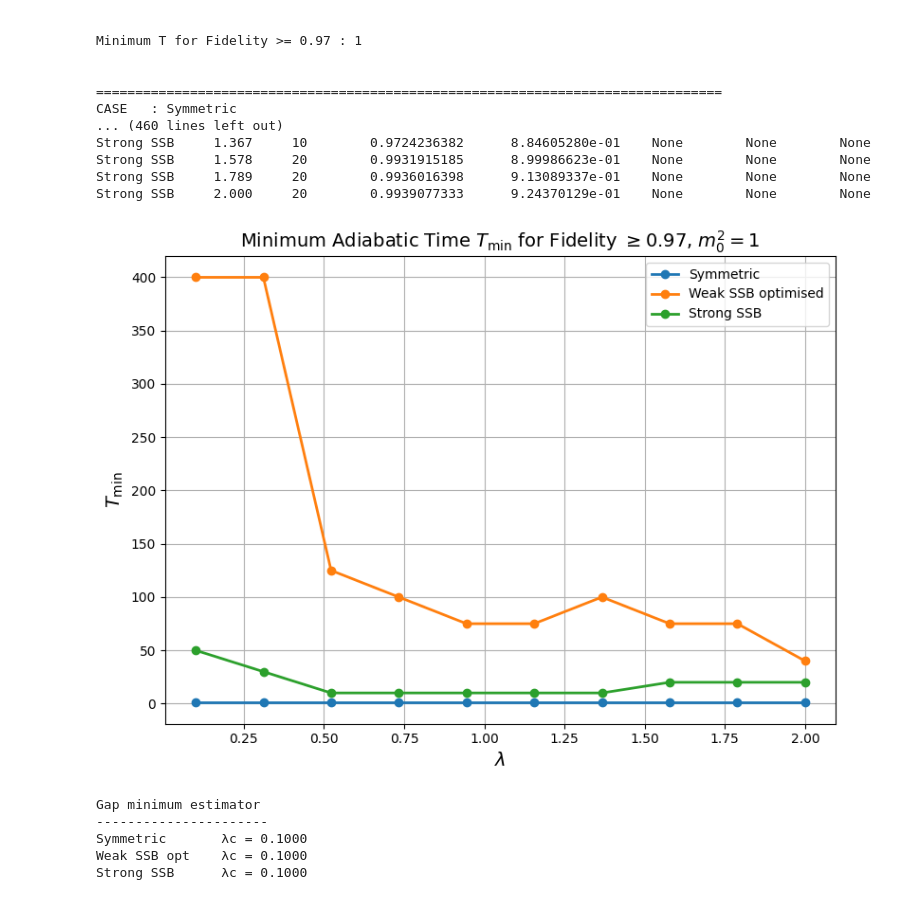
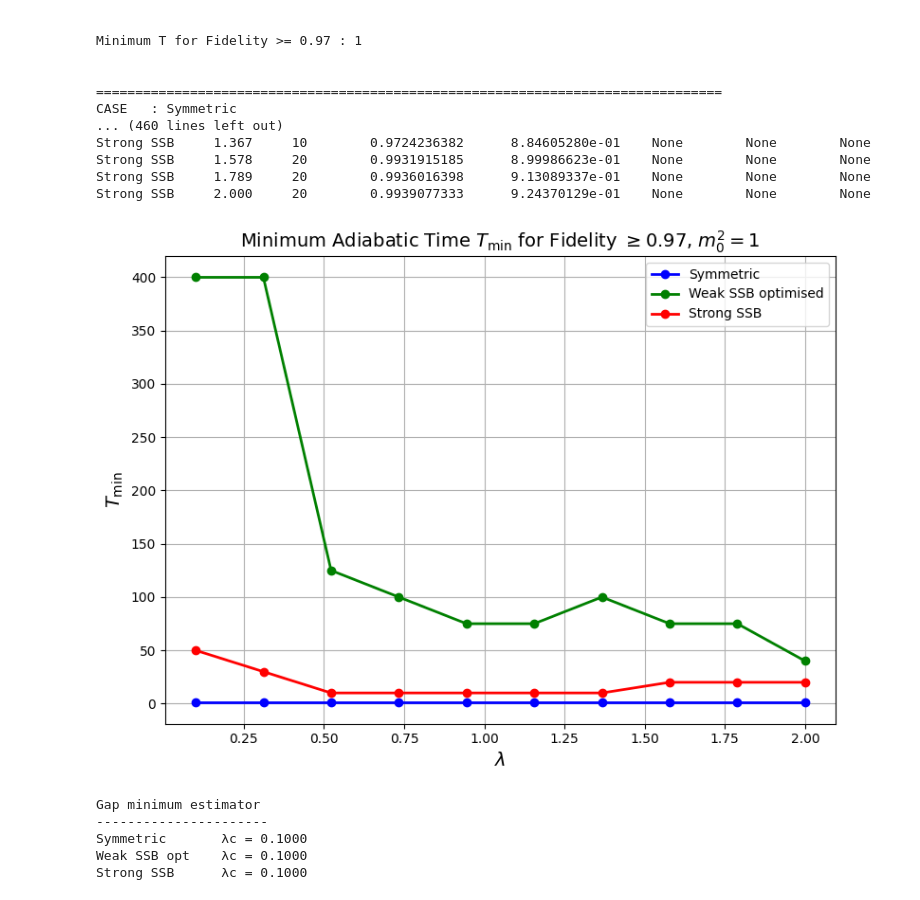
Before and after one commit to Ushakrhmn/Trapped-ion-QFT, a Jupyter notebook: phi^4/Phase_change/2sites_16dof/Results_critical_value/16d_2sites_HEA-VQE_time_evolution-f1e-4.ipynb, the cells around one changed output. Saved outputs shown, nothing was run; the diff lists cells and outputs as text; code cells hidden in the pictures.

```diff
--- a/phi^4/Phase_change/2sites_16dof/Results_critical_value/16d_2sites_HEA-VQE_time_evolution-f1e-4.ipynb
+++ b/phi^4/Phase_change/2sites_16dof/Results_critical_value/16d_2sites_HEA-VQE_time_evolution-f1e-4.ipynb
@@ -851,7 +851,7 @@ parameter_sets = [
         "f": 0.0
     },
     {
-        "label": "Weak SSB optimised",
+        "label": "Weak SSB optimised f=0.05",
         "mI2": -1.0,
         "f": 5*1e-2
     },
@@ -1450,0 +1627,12 @@ def adiabatic_circuit_evolution(
+# %%
+# ============================================================
+# Exact ground state
+# ============================================================
+
+def exact_ground_state(H):
+
+    H_dense = H.toarray()
+
+    eigvals, eigvecs = np.linalg.eigh(H_dense)
+
+    return eigvals[0], eigvecs[:, 0]
@@ -1777,6 +2156,13 @@ for r in adiabatic_results:
 # Plot
 # ============================================================
 
+case_colors = {
+    "Symmetric": "blue",
+ #   "Weak SSB": "orange",
+    "Weak SSB optimised": "green",
+    "Strong SSB": "red"
+}
+
 plt.figure(figsize=(8,6))
 
 for case, d in case_data.items():
@@ -1790,38 +2176,38 @@ for case, d in case_data.items():
         marker='o',
 
         linewidth=2,
-
+        color=case_colors[case],
         label=case
     )
 
 # ============================================================
 # Labels
 # ============================================================
 
 plt.xlabel(r'$\lambda$', fontsize=14)
 
 plt.ylabel(r'$T_{\min}$', fontsize=14)
 
 plt.title(
 
     r'Minimum Adiabatic Time $T_{\min}$ '
     r'for Fidelity $\geq 0.97$, $m_{0}^{2}=1$',
 
     fontsize=14
 )
 
 plt.grid(True)
 
 plt.legend()
 
 plt.tight_layout()
 plt.savefig(
     "HEA_adiabatic time vs lambda.pdf",
     bbox_inches='tight'
 )
 plt.show()
 # %% [output]
-[figure, old version]
+[figure, new version]
 # %%
 # ============================================================
 # GAP ANALYSIS
```
Also changed, not shown: parts of 31 cells of this notebook, 5 other files.
